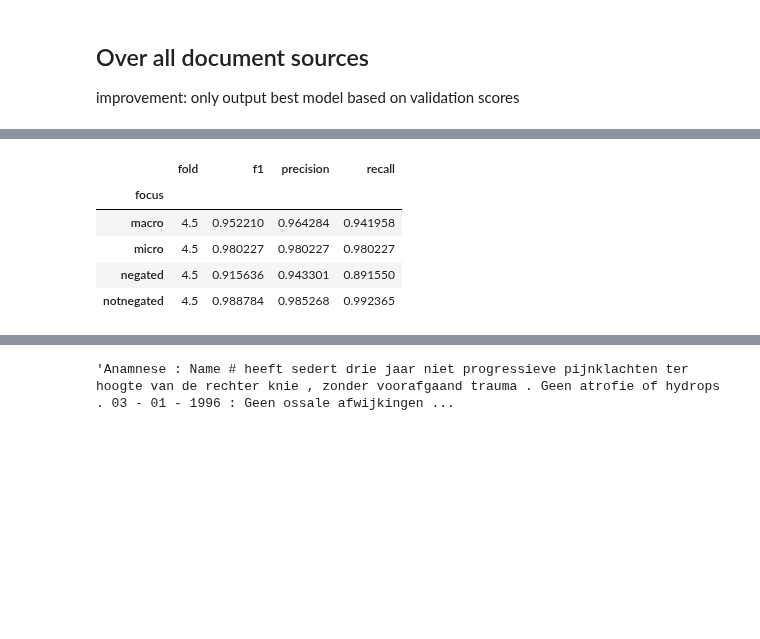
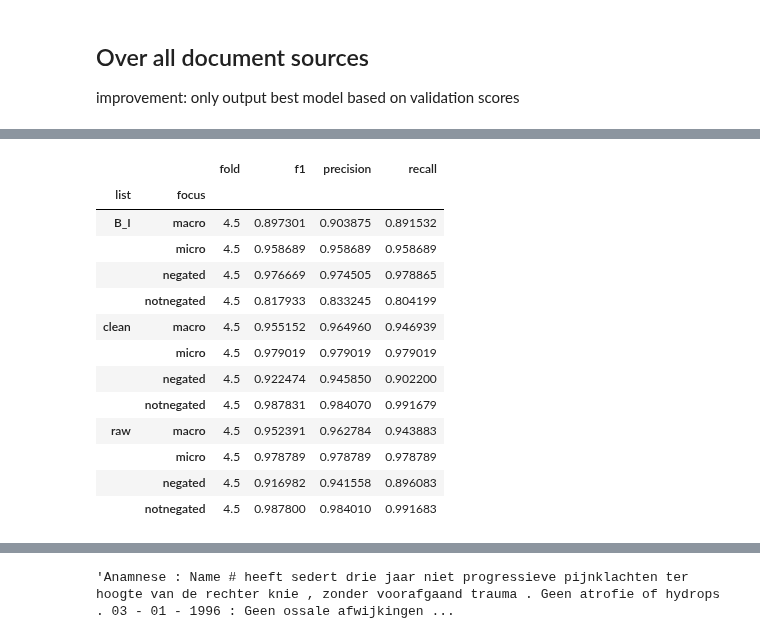
Before and after one commit to umcu/negation-detection, a Jupyter notebook: sandbox/finetuning_negation_detection.ipynb, the cells around one changed output, grey strips where cells are left out. Drawn from its saved outputs; the diff is of its cells as text; code cells hidden in the pictures; blank space fills up the shorter version.

```diff
--- a/sandbox/finetuning_negation_detection.ipynb
+++ b/sandbox/finetuning_negation_detection.ipynb
@@ -62,7 +59,7 @@ args.eval_steps = 10
 args.lr = 5e-5
 args.batch_size=16
 args.gradient_accumulation_steps=1
-args.block_size = 32
+args.block_size = 64
 args.save_model=False
 args.bio=True
 args.do_eval=True
@@ -140,10 +137,13 @@ for idx, fold in tqdm(enumerate(splits)):
     train_list, test_list = fold['train'], fold['test']
 
     ## eval is optional (to gauge the best number of steps/epochs)
-    eval_list = random.choices(train_list,k=int(len(train_list)/10))
+    eval_list = random.choices(train_list,k=int(len(train_list)/10)) if args.do_eval else []
     eval_dcc = dcc.loc[dcc.Id.isin(eval_list)]
     test_dcc = dcc.loc[dcc.Id.isin(test_list)]
     train_dcc = dcc.loc[(dcc.Id.isin(train_list)) & (~dcc.Id.isin(eval_list))]
+
+    test_list = test_dcc.Id.tolist()
+    eval_list = eval_dcc.Id.tolist()
 
     ###
     train_dataset = trainer.TextDatasetFromDataFrame(train_dcc, tokenizer, args)
@@ -348,9 +434,17 @@ manual_scores_df = pd.DataFrame(data=manual_scores)
 # %%
-manual_scores_df.groupby('focus').mean()
+manual_scores_df.groupby(['list', 'focus']).mean()
 # %% [output]
-|  | fold | f1 | precision | recall |
-| focus |  |  |  |  |
-| macro | 4.5 | 0.952210 | 0.964284 | 0.941958 |
-| micro | 4.5 | 0.980227 | 0.980227 | 0.980227 |
-| negated | 4.5 | 0.915636 | 0.943301 | 0.891550 |
-| notnegated | 4.5 | 0.988784 | 0.985268 | 0.992365 |
+|  |  | fold | f1 | precision | recall |
+| list | focus |  |  |  |  |
+| B_I | macro | 4.5 | 0.897301 | 0.903875 | 0.891532 |
+|  | micro | 4.5 | 0.958689 | 0.958689 | 0.958689 |
+|  | negated | 4.5 | 0.976669 | 0.974505 | 0.978865 |
+|  | notnegated | 4.5 | 0.817933 | 0.833245 | 0.804199 |
+| clean | macro | 4.5 | 0.955152 | 0.964960 | 0.946939 |
+|  | micro | 4.5 | 0.979019 | 0.979019 | 0.979019 |
+|  | negated | 4.5 | 0.922474 | 0.945850 | 0.902200 |
+|  | notnegated | 4.5 | 0.987831 | 0.984070 | 0.991679 |
+| raw | macro | 4.5 | 0.952391 | 0.962784 | 0.943883 |
+|  | micro | 4.5 | 0.978789 | 0.978789 | 0.978789 |
+|  | negated | 4.5 | 0.916982 | 0.941558 | 0.896083 |
+|  | notnegated | 4.5 | 0.987800 | 0.984010 | 0.991683 |
```
Also changed, not shown: parts of 11 cells of this notebook, 1 other file.
